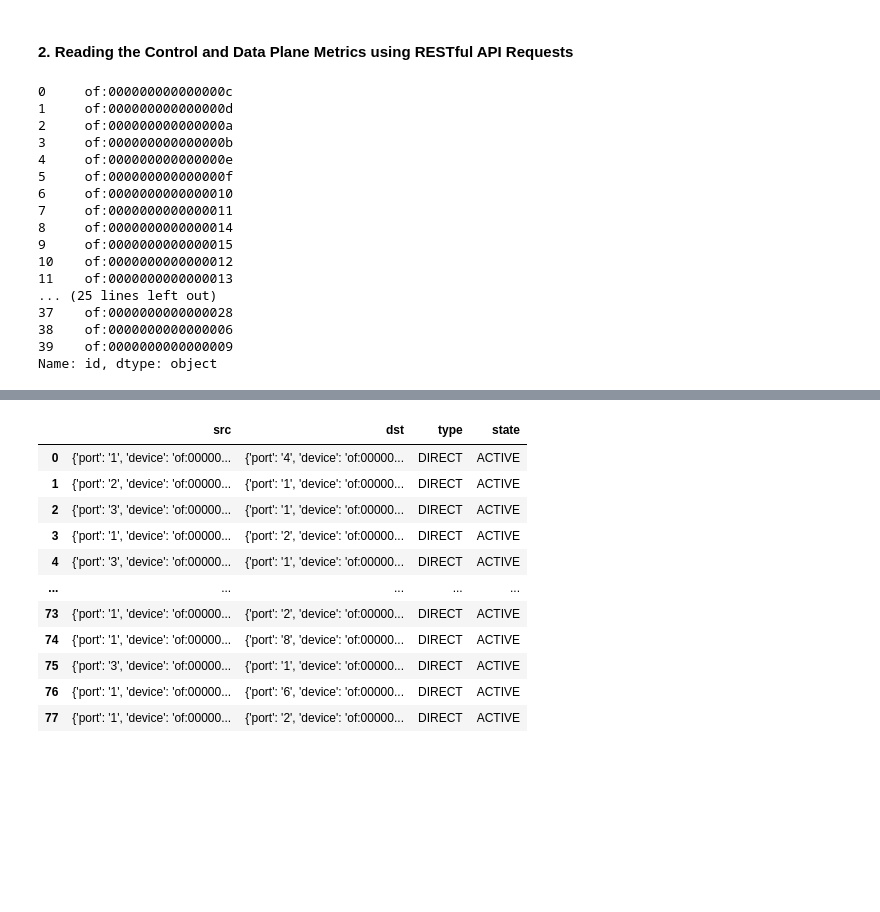
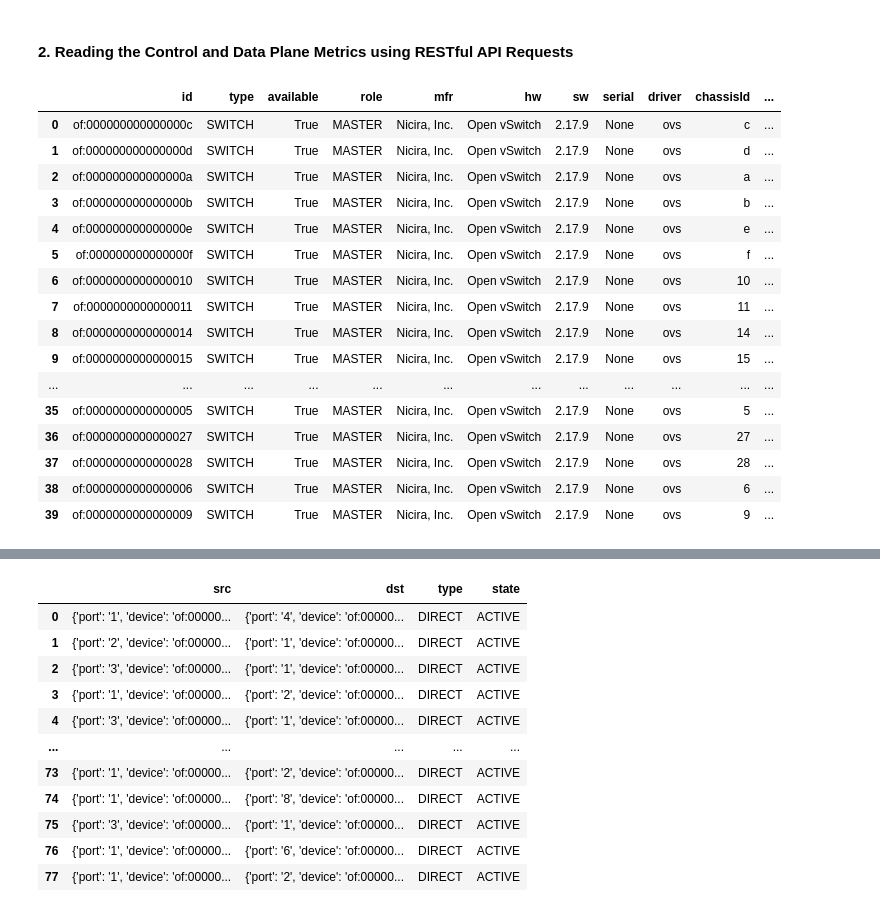
Before and after one commit to PinaPhD/A-threshold-triggered-DQN-self-healing-framework, a Jupyter notebook: KnowledgePlane/Summary.ipynb, the cells around one changed output, grey strips where cells are left out. Saved outputs shown, nothing was run; the diff lists cells and outputs as text; code cells hidden in the pictures; blank space fills up the shorter version.

```diff
--- a/KnowledgePlane/Summary.ipynb
+++ b/KnowledgePlane/Summary.ipynb
@@ -240,25 +241,25 @@ def src_to_dest_paths():
     return df_paths
 # %%
 devices = get_devices()
-devices['id']
+devices
 # %% [output]
-0     of:000000000000000c
-1     of:000000000000000d
-2     of:000000000000000a
-3     of:000000000000000b
-4     of:000000000000000e
-5     of:000000000000000f
-6     of:0000000000000010
-7     of:0000000000000011
-8     of:0000000000000014
-9     of:0000000000000015
-10    of:0000000000000012
-11    of:0000000000000013
-... (25 lines left out)
-37    of:0000000000000028
-38    of:0000000000000006
-39    of:0000000000000009
-Name: id, dtype: object
+|  | id | type | available | role | mfr | hw | sw | serial | driver | chassisId | ... |
+| 0 | of:000000000000000c | SWITCH | True | MASTER | Nicira, Inc. | Open vSwitch | 2.17.9 | None | ovs | c | ... |
+| 1 | of:000000000000000d | SWITCH | True | MASTER | Nicira, Inc. | Open vSwitch | 2.17.9 | None | ovs | d | ... |
+| 2 | of:000000000000000a | SWITCH | True | MASTER | Nicira, Inc. | Open vSwitch | 2.17.9 | None | ovs | a | ... |
+| 3 | of:000000000000000b | SWITCH | True | MASTER | Nicira, Inc. | Open vSwitch | 2.17.9 | None | ovs | b | ... |
+| 4 | of:000000000000000e | SWITCH | True | MASTER | Nicira, Inc. | Open vSwitch | 2.17.9 | None | ovs | e | ... |
+| 5 | of:000000000000000f | SWITCH | True | MASTER | Nicira, Inc. | Open vSwitch | 2.17.9 | None | ovs | f | ... |
+| 6 | of:0000000000000010 | SWITCH | True | MASTER | Nicira, Inc. | Open vSwitch | 2.17.9 | None | ovs | 10 | ... |
+| 7 | of:0000000000000011 | SWITCH | True | MASTER | Nicira, Inc. | Open vSwitch | 2.17.9 | None | ovs | 11 | ... |
+| 8 | of:0000000000000014 | SWITCH | True | MASTER | Nicira, Inc. | Open vSwitch | 2.17.9 | None | ovs | 14 | ... |
+| 9 | of:0000000000000015 | SWITCH | True | MASTER | Nicira, Inc. | Open vSwitch | 2.17.9 | None | ovs | 15 | ... |
+| ... | ... | ... | ... | ... | ... | ... | ... | ... | ... | ... | ... |
+| 35 | of:0000000000000005 | SWITCH | True | MASTER | Nicira, Inc. | Open vSwitch | 2.17.9 | None | ovs | 5 | ... |
+| 36 | of:0000000000000027 | SWITCH | True | MASTER | Nicira, Inc. | Open vSwitch | 2.17.9 | None | ovs | 27 | ... |
+| 37 | of:0000000000000028 | SWITCH | True | MASTER | Nicira, Inc. | Open vSwitch | 2.17.9 | None | ovs | 28 | ... |
+| 38 | of:0000000000000006 | SWITCH | True | MASTER | Nicira, Inc. | Open vSwitch | 2.17.9 | None | ovs | 6 | ... |
+| 39 | of:0000000000000009 | SWITCH | True | MASTER | Nicira, Inc. | Open vSwitch | 2.17.9 | None | ovs | 9 | ... |
 # %%
 hosts = get_hosts()
 hosts
```
Also changed, not shown: parts of 8 cells of this notebook, 3 other files.
